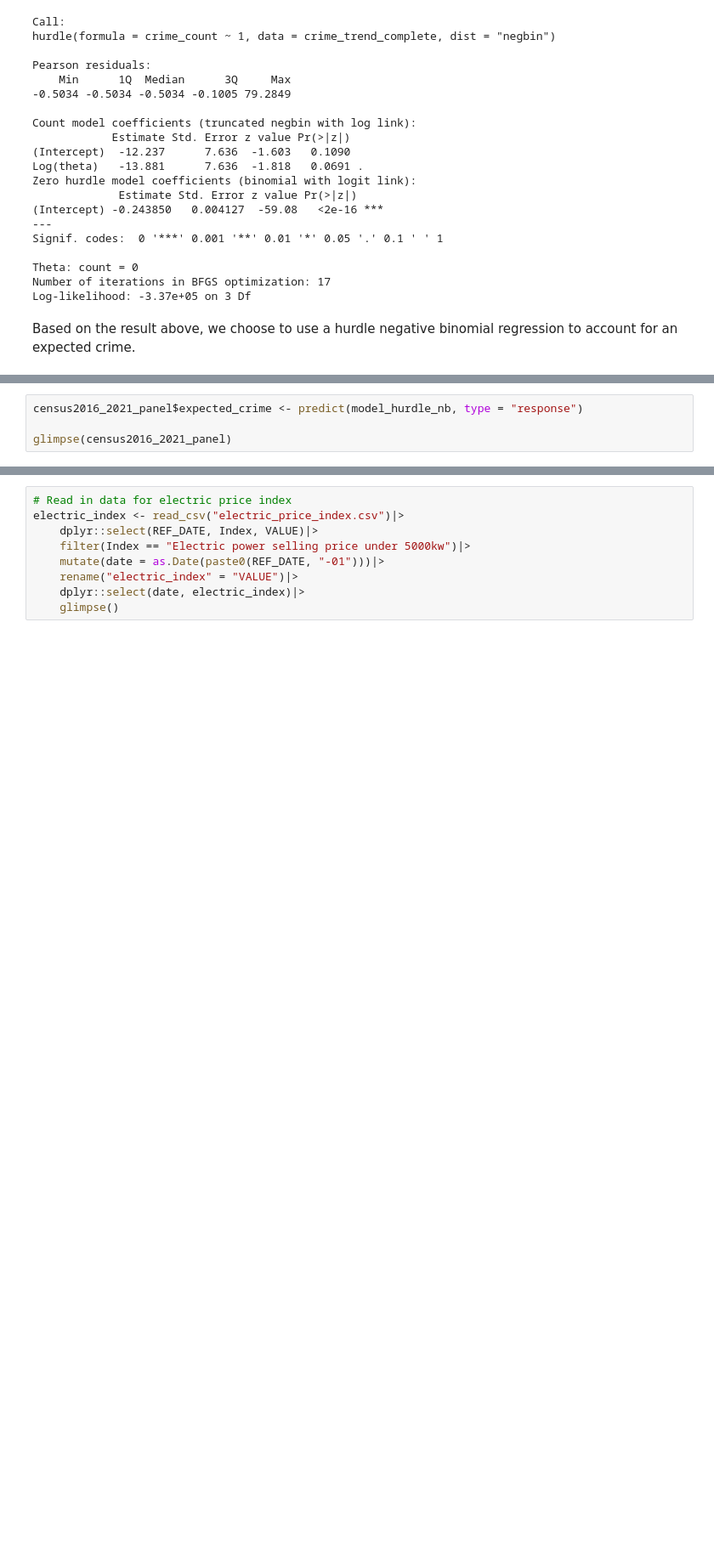
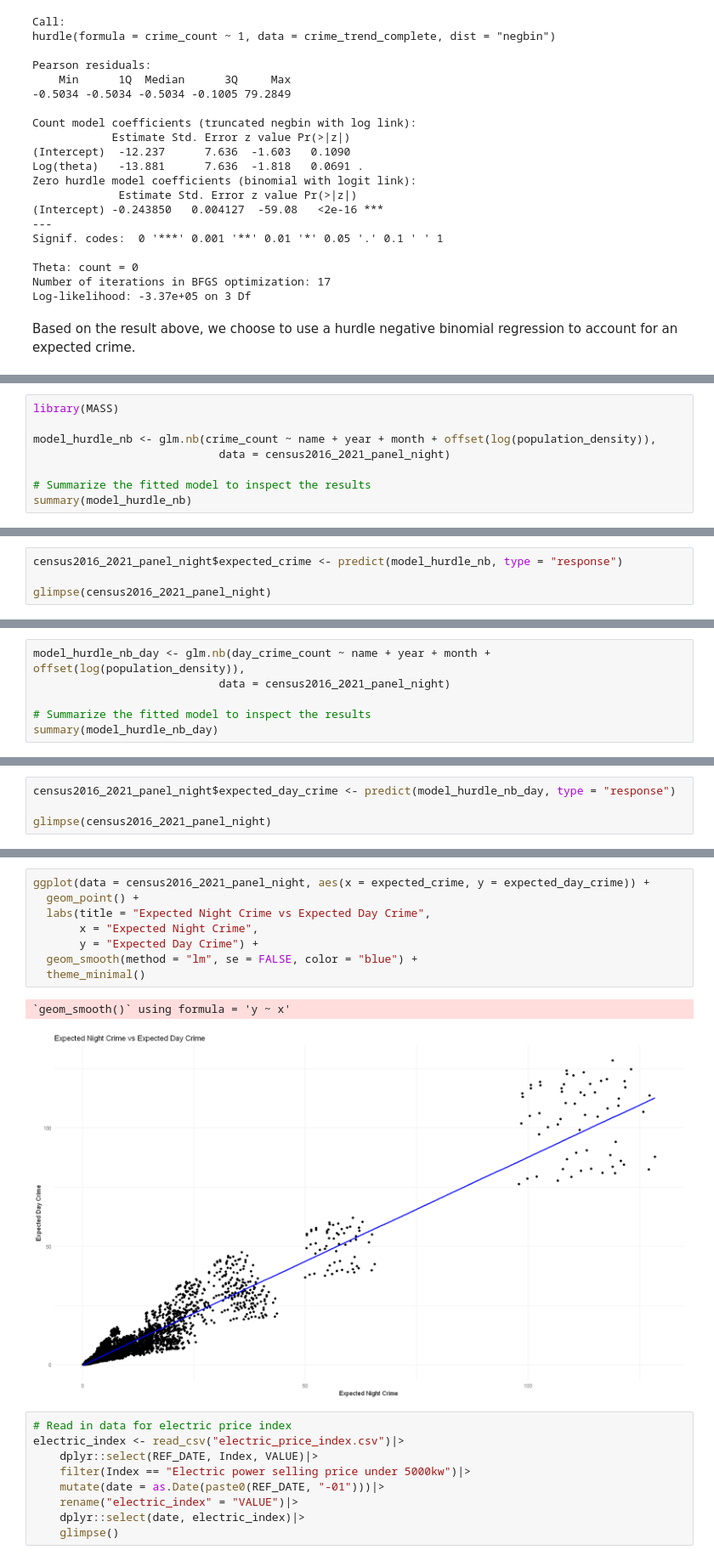
Before and after one commit to Irene-Berezin/econ_398_project, a Jupyter notebook: project_workbook.ipynb, the cells around one changed output, grey strips where cells are left out. Shown at 85% size. Drawn from its saved outputs; the diff is of its cells as text; blank space fills up the shorter version.

```diff
--- a/project_workbook.ipynb
+++ b/project_workbook.ipynb
@@ -758,0 +819,8 @@ name59150311       -1.3109183  0.1259051 -10.412  < 2e-16 ***
+# %%
+library(MASS)
+
+model_hurdle_nb <- glm.nb(crime_count ~ name + year + month + offset(log(population_density)),
+                            data = census2016_2021_panel_night)
+
+# Summarize the fitted model to inspect the results
+summary(model_hurdle_nb)
@@ -759,5 +864,5 @@ name59150311       -1.3109183  0.1259051 -10.412  < 2e-16 ***
 # %%
-census2016_2021_panel$expected_crime <- predict(model_hurdle_nb, type = "response")
+census2016_2021_panel_night$expected_crime <- predict(model_hurdle_nb, type = "response")
 
-glimpse(census2016_2021_panel)
+glimpse(census2016_2021_panel_night)
 # %% [output]
@@ -797,0 +886,6 @@ Error:
+# %%
+model_hurdle_nb_day <- glm.nb(day_crime_count ~ name + year + month + offset(log(population_density)),
+                            data = census2016_2021_panel_night)
+
+# Summarize the fitted model to inspect the results
+summary(model_hurdle_nb_day)
@@ -797,0 +910,4 @@ Error:
+# %%
+census2016_2021_panel_night$expected_day_crime <- predict(model_hurdle_nb_day, type = "response")
+
+glimpse(census2016_2021_panel_night)
@@ -798,3 +940,14 @@ Error:
+# %%
+ggplot(data = census2016_2021_panel_night, aes(x = expected_crime, y = expected_day_crime)) +
+  geom_point() +
+  labs(title = "Expected Night Crime vs Expected Day Crime",
+       x = "Expected Night Crime",
+       y = "Expected Day Crime") +
+  geom_smooth(method = "lm", se = FALSE, color = "blue") +
+  theme_minimal()
+# %% [output]
+`geom_smooth()` using formula = 'y ~ x'
+[figure, added]
 # %%
 # Read in data for electric price index
 electric_index <- read_csv("electric_price_index.csv")|>
```
Also changed, not shown: parts of 47 cells of this notebook, 2 other files.
